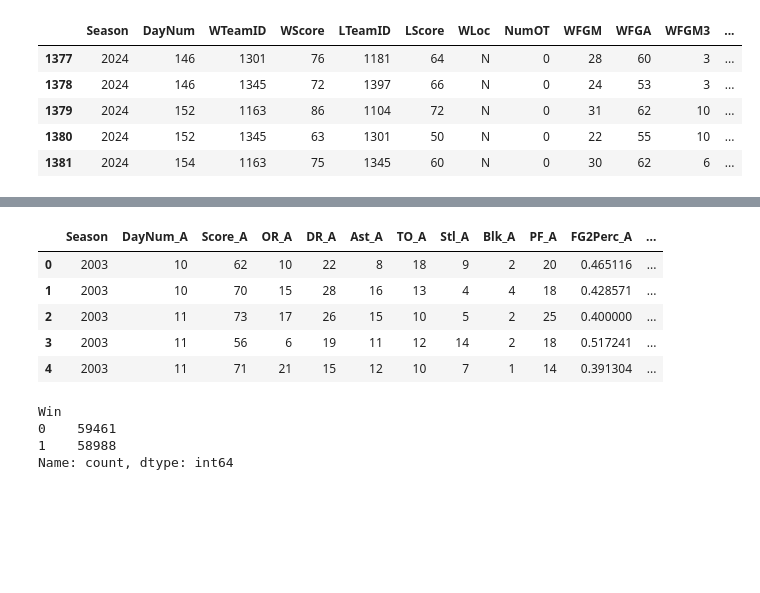
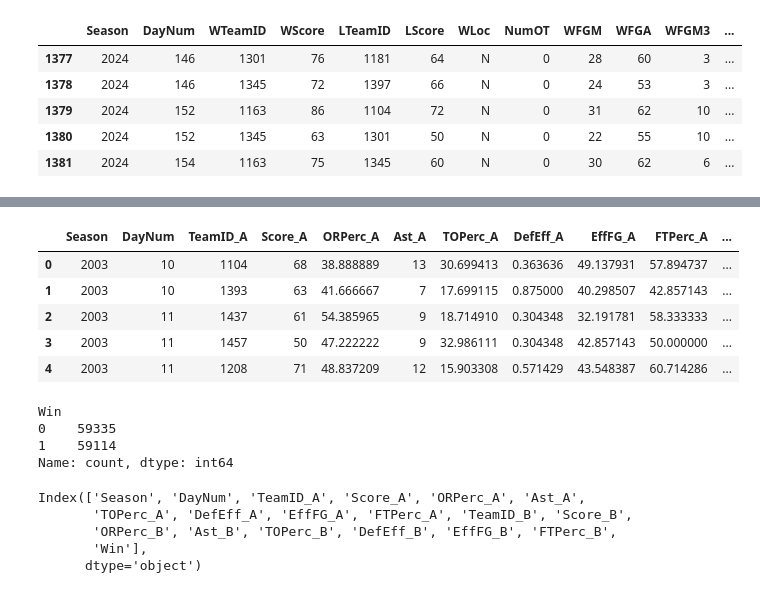
Before and after one commit to sidthakur08/mm-2025, a Jupyter notebook: explore.ipynb, the cells around one changed output, grey strips where cells are left out. Cells and saved outputs as stored; diff of their text form; code cells hidden in the pictures; blank space fills up the shorter version.

```diff
--- a/explore.ipynb
+++ b/explore.ipynb
@@ -86,14 +89,18 @@ detailed_regular.tail()
 | 118447 | 2025 | 120 | 1452 | 71 | 1428 | 69 | A | 0 | 26 | 57 | 8 | ... |
 | 118448 | 2025 | 120 | 1460 | 98 | 1237 | 85 | H | 0 | 36 | 57 | 14 | ... |
 # %%
-detailed_regular['WFG2Perc'] = (detailed_regular['WFGM']-detailed_regular['WFGM3'])/(detailed_regular['WFGA']-detailed_regular['WFGA3'])
-detailed_regular['LFG2Perc'] = (detailed_regular['LFGM']-detailed_regular['LFGM3'])/(detailed_regular['LFGA']-detailed_regular['LFGA3'])
-detailed_regular['WFG3Perc'] = detailed_regular['WFGM3']/detailed_regular['WFGA3']
-detailed_regular['LFG3Perc'] = detailed_regular['LFGM3']/detailed_regular['LFGA3']
-detailed_regular['WFTPerc'] = detailed_regular['WFTM']/(detailed_regular['WFTA']+1)
-detailed_regular['LFTPerc'] = detailed_regular['LFTM']/(detailed_regular['LFTA']+1)
+detailed_regular['WEffFGPerc'] = 100 * (detailed_regular['WFGM'] + (0.5 * detailed_regular['WFGM3']))/detailed_regular['WFGA']
+detailed_regular['LEffFGPerc'] = 100 * (detailed_regular['LFGM'] + (0.5 * detailed_regular['LFGM3']))/detailed_regular['LFGA']
+detailed_regular['WFTPerc'] = 100 * detailed_regular['WFTM']/(detailed_regular['WFTA']+1)
+detailed_regular['LFTPerc'] = 100 * detailed_regular['LFTM']/(detailed_regular['LFTA']+1)
+detailed_regular['WTOPerc'] = 100 * detailed_regular['WTO'] / (detailed_regular['WFGA'] - detailed_regular['WOR'] + detailed_regular['WTO'] + (0.44 * detailed_regular['WFTA']))
+detailed_regular['LTOPerc'] = 100 * detailed_regular['LTO'] / (detailed_regular['LFGA'] - detailed_regular['LOR'] + detailed_regular['LTO'] + (0.44 * detailed_regular['LFTA']))
+detailed_regular['WORPerc'] = 100 * detailed_regular['WOR'] / (detailed_regular['WOR'] + detailed_regular['LDR'])
+detailed_regular['LORPerc'] = 100 * detailed_regular['LOR'] / (detailed_regular['LOR'] + detailed_regular['WDR'])
+detailed_regular['WDefEff'] = (detailed_regular['WStl'] + detailed_regular['WBlk'])/ detailed_regular['WPF']
+detailed_regular['LDefEff'] = (detailed_regular['LStl'] + detailed_regular['LBlk'])/ detailed_regular['LPF']
 # %%
-drop_cols = ['WTeamID','LTeamID','WLoc','NumOT','WFGM','WFGA','LFGM','LFGA','WFGM3','WFGA3','LFGM3','LFGA3','WFTM','WFTA','LFTM','LFTA']
+drop_cols = ['WLoc','NumOT','WFGM','WFGA','LFGM','LFGA','WFGM3','WFGA3','WStl','WBlk','WPF','LFGM3','LFGA3','WFTM','WFTA','LStl','LBlk','LPF','LFTM','LFTA','WOR','WDR','LOR','LDR','WTO','LTO']
 detailed_regular.drop(drop_cols, inplace=True, axis=1)
 detailed_regular
 # %% [output]
@@ -123,63 +129,57 @@ def assign_teams(df):
     # true means winner goes to Team A
     coin = np.random.rand(len(df)) < 0.5
 
     # team A stats based on coin toss
     teamA = pd.DataFrame({
         'Season': df['Season'],
         'DayNum': df['DayNum'],
-        'Score': np.where(coin, df['WScore'], df['LScore']),
-        'OR': np.where(coin, df['WOR'], df['LOR']),
-        'DR': np.where(coin, df['WDR'], df['LDR']),
+        'TeamID' : np.where(coin, df['WTeamID'], df['LTeamID']),
+        'Score' :  np.where(coin, df['WScore'], df['LScore']),
+        'ORPerc': np.where(coin, df['WORPerc'], df['LORPerc']),
         'Ast': np.where(coin, df['WAst'], df['LAst']),
-        'TO': np.where(coin, df['WTO'], df['LTO']),
-        'Stl': np.where(coin, df['WStl'], df['LStl']),
-        'Blk': np.where(coin, df['WBlk'], df['LBlk']),
-        'PF': np.where(coin, df['WPF'], df['LPF']),
-        'FG2Perc': np.where(coin, df['WFG2Perc'], df['LFG2Perc']),
-        'FG3Perc': np.where(coin, df['WFG3Perc'], df['LFG3Perc']),
+        'TOPerc': np.where(coin, df['WTOPerc'], df['LTOPerc']),
+        'DefEff': np.where(coin, df['WDefEff'], df['LDefEff']),
+        'EffFG': np.where(coin, df['WEffFGPerc'], df['LEffFGPerc']),
         'FTPerc': np.where(coin, df['WFTPerc'], df['LFTPerc']),
     })
 
     # team B stats based on coin toss
     teamB = pd.DataFrame({
-        'Score': np.where(coin, df['LScore'], df['WScore']),
-        'OR': np.where(coin, df['LOR'], df['WOR']),
-        'DR': np.where(coin, df['LDR'], df['WDR']),
+        'TeamID' : np.where(coin, df['LTeamID'], df['WTeamID']),
+        'Score' :  np.where(coin, df['LScore'], df['WScore']),
+        'ORPerc': np.where(coin, df['LORPerc'], df['WORPerc']),
         'Ast': np.where(coin, df['LAst'], df['WAst']),
-        'TO': np.where(coin, df['LTO'], df['WTO']),
-        'Stl': np.where(coin, df['LStl'], df['WStl']),
-        'Blk': np.where(coin, df['LBlk'], df['WBlk']),
-        'PF': np.where(coin, df['LPF'], df['WPF']),
-        'FG2Perc': np.where(coin, df['LFG2Perc'], df['WFG2Perc']),
-        'FG3Perc': np.where(coin, df['LFG3Perc'], df['WFG3Perc']),
+        'TOPerc': np.where(coin, df['LTOPerc'], df['WTOPerc']),
+        'DefEff': np.where(coin, df['LDefEff'], df['WDefEff']),
+        'EffFG': np.where(coin, df['LEffFGPerc'], df['WEffFGPerc']),
         'FTPerc': np.where(coin, df['LFTPerc'], df['WFTPerc']),
     })
 
     # Create Win column: 1 if Team A gets the winner's stats, 0 otherwise
     win = pd.Series(np.where(coin, 1, 0), name='Win')
 
     # Optionally, rename columns to clearly indicate Team A and B stats (except for Season)
-    teamA = teamA.rename(columns=lambda x: x if x=='Season' else x + '_A')
-    teamB = teamB.rename(columns=lambda x: x if x=='Season' else x + '_B')
+    teamA = teamA.rename(columns=lambda x: x if x in ['Season','DayNum'] else x + '_A')
+    teamB = teamB.rename(columns=lambda x: x if x in ['Season','DayNum'] else x + '_B')
 
     # Concatenate the two teams' stats and the Win column into one DataFrame
     new_df = pd.concat([teamA, teamB, win], axis=1)
 
     return new_df
 
 new_detailed_reg = assign_teams(detailed_regular)
 new_detailed_reg.head()
 # %% [output]
-|  | Season | DayNum_A | Score_A | OR_A | DR_A | Ast_A | TO_A | Stl_A | Blk_A | PF_A | FG2Perc_A | ... |
-| 0 | 2003 | 10 | 62 | 10 | 22 | 8 | 18 | 9 | 2 | 20 | 0.465116 | ... |
-| 1 | 2003 | 10 | 70 | 15 | 28 | 16 | 13 | 4 | 4 | 18 | 0.428571 | ... |
-| 2 | 2003 | 11 | 73 | 17 | 26 | 15 | 10 | 5 | 2 | 25 | 0.400000 | ... |
-| 3 | 2003 | 11 | 56 | 6 | 19 | 11 | 12 | 14 | 2 | 18 | 0.517241 | ... |
-| 4 | 2003 | 11 | 71 | 21 | 15 | 12 | 10 | 7 | 1 | 14 | 0.391304 | ... |
+|  | Season | DayNum | TeamID_A | Score_A | ORPerc_A | Ast_A | TOPerc_A | DefEff_A | EffFG_A | FTPerc_A | ... |
+| 0 | 2003 | 10 | 1104 | 68 | 38.888889 | 13 | 30.699413 | 0.363636 | 49.137931 | 57.894737 | ... |
+| 1 | 2003 | 10 | 1393 | 63 | 41.666667 | 7 | 17.699115 | 0.875000 | 40.298507 | 42.857143 | ... |
+| 2 | 2003 | 11 | 1437 | 61 | 54.385965 | 9 | 18.714910 | 0.304348 | 32.191781 | 58.333333 | ... |
+| 3 | 2003 | 11 | 1457 | 50 | 47.222222 | 9 | 32.986111 | 0.304348 | 42.857143 | 50.000000 | ... |
+| 4 | 2003 | 11 | 1208 | 71 | 48.837209 | 12 | 15.903308 | 0.571429 | 43.548387 | 60.714286 | ... |
 # %%
 new_detailed_reg['Win'].value_counts()
 # %% [output]
 Win
-0    59461
-1    58988
+0    59335
+1    59114
 Name: count, dtype: int64
@@ -189,0 +186,8 @@ new_detailed_reg['DR_diff'] = new_detailed_reg['DR_A'] - new_detailed_reg['DR_B'
+# %%
+new_detailed_reg.columns
+# %% [output]
+Index(['Season', 'DayNum', 'TeamID_A', 'Score_A', 'ORPerc_A', 'Ast_A',
+       'TOPerc_A', 'DefEff_A', 'EffFG_A', 'FTPerc_A', 'TeamID_B', 'Score_B',
+       'ORPerc_B', 'Ast_B', 'TOPerc_B', 'DefEff_B', 'EffFG_B', 'FTPerc_B',
+       'Win'],
+      dtype='object')
```
Also changed, not shown: parts of 14 cells of this notebook.
